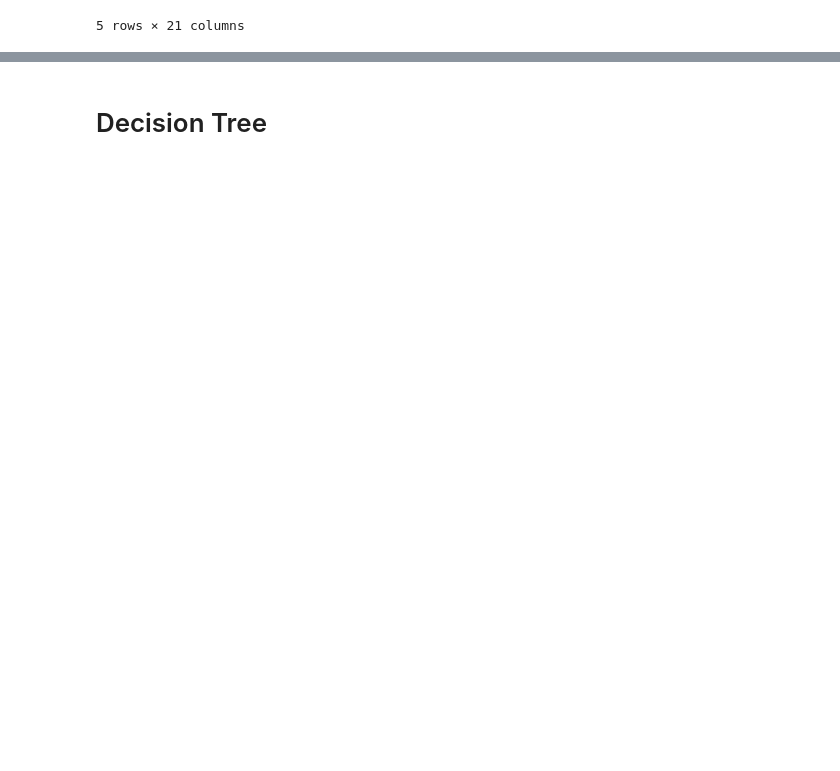
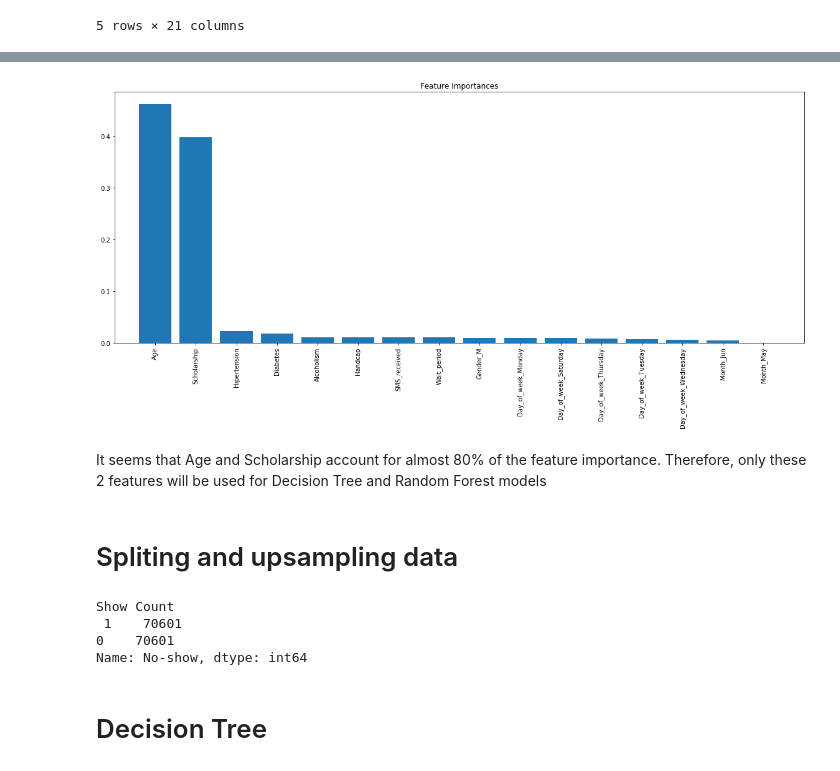
Before and after one commit to WAzaizeh/Main_Course, a Jupyter notebook: Random_Forest_Models/Random_Forest_Challenge.ipynb, the cells around one changed output, grey strips where cells are left out. Saved outputs shown, nothing was run; the diff lists cells and outputs as text; code cells hidden in the pictures; blank space fills up the shorter version.

Commit message:
completed first draft of random forest challenge

```diff
--- a/Random_Forest_Models/Random_Forest_Challenge.ipynb
+++ b/Random_Forest_Models/Random_Forest_Challenge.ipynb
@@ -130,7 +129,7 @@ data_train, data_test, target_train, target_test = train_test_split(data, target
 
 from sklearn.ensemble import RandomForestClassifier
 feat_labels = data_train.columns
-forest = RandomForestClassifier(n_estimators=10000, random_state=0, n_jobs=-1)
+forest = RandomForestClassifier(n_estimators=1000, n_jobs=-1)
 forest.fit(data_train, target_train)
 importances = forest.feature_importances_
 indices = np.argsort(importances)[::-1]
@@ -139,11 +155,51 @@ for f in range(data_train.shape[1]):
 # %%
-title('Feature Importances')
-bar(range(data_train.shape[1]), importances[indices], align='center')
-xticks(range(X_train.shape[1]),
-feat_labels, rotation=90)
-xlim([-1, X_train.shape[1]])
-tight_layout()
-show()
+plt.figure(figsize=(16,8))
+plt.title('Feature Importances')
+plt.bar(range(data_train.shape[1]), importances[indices], align='center')
+plt.xticks(range(data_train.shape[1]), feat_labels, rotation=90)
+plt.xlim([-1, data_train.shape[1]])
+plt.tight_layout()
+plt.show()
+# %% [output]
+[figure, added]
+# %% [markdown]
+It seems that Age and Scholarship account for almost 80% of the feature importance. Therefore, only these 2 features will be used for Decision Tree and Random Forest models
+# %% [markdown]
+# Spliting and upsampling data
+# %%
+from sklearn.utils import resample
+
+# prepare data with only Age and Scholarship data based on importance index from previous section
+data = aptmnt_df.drop(['No-show', 'ScheduledDay', 'AppointmentDay'], axis=1)
+target = aptmnt_df['No-show']
+
+data_train, data_test, target_train, target_test = train_test_split(data, target, test_size = 0.2)
+
+# upsample minority
+X = pd.concat([data_train, target_train], axis=1)
+
+# separate minority and majority classes
+no_show = X[X['No-show']==0]
+show = X[X['No-show']==1]
+
+show_upsampled = resample(show,
+                          replace=True, # sample with replacement
+                          n_samples=len(no_show)) # match number in majority class
+
+# combine majority and upsampled minority
+upsampled = pd.concat([no_show, show_upsampled])
+
+# check new class counts
+print('Show Count\n',upsampled['No-show'].value_counts())
+
+# reassigning balanced data
+data_train = upsampled.drop('No-show', axis=1)
+target_train = upsampled['No-show']
+# %% [output]
+Show Count
+ 1    70601
+0    70601
+Name: No-show, dtype: int64
 # %% [markdown]
 # Decision Tree
 # %%
```
Also changed, not shown: parts of 9 cells of this notebook.
